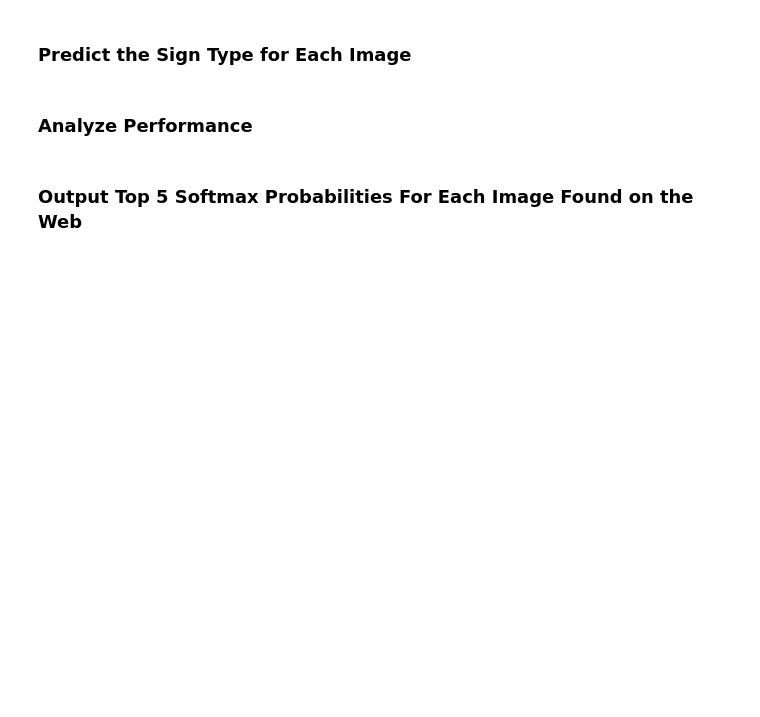
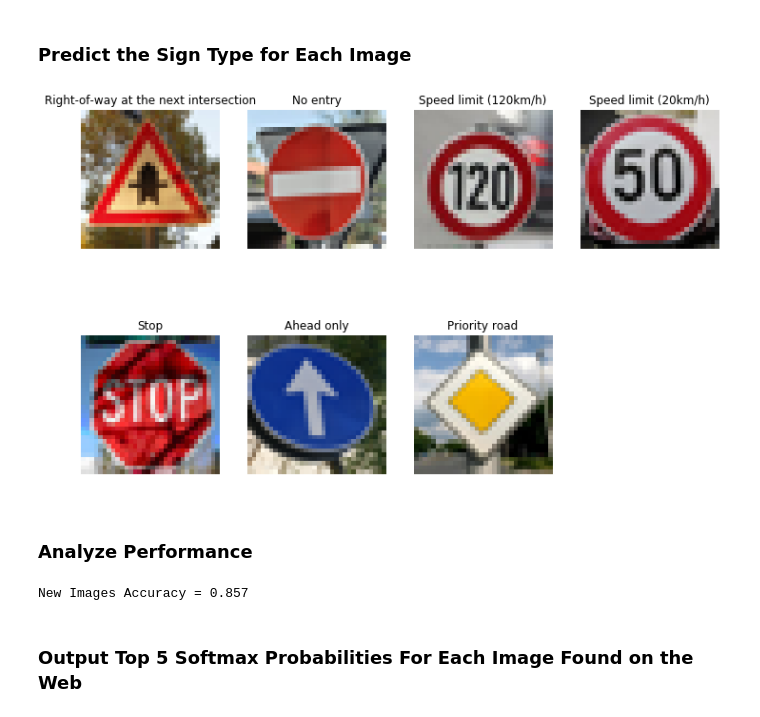
Before and after one commit to mfts/CarND-Traffic-Sign-Classifier-Project, a Jupyter notebook: Traffic_Sign_Classifier.ipynb, the cells around one changed output. Drawn from its saved outputs; the diff is of its cells as text; code cells hidden in the pictures; blank space fills up the shorter version.

```diff
--- a/Traffic_Sign_Classifier.ipynb
+++ b/Traffic_Sign_Classifier.ipynb
@@ -552,12 +532,41 @@ for image in glob.glob('./new_images/*.png'):
 # %%
 ### Run the predictions here and use the model to output the prediction for each image.
 ### Make sure to pre-process the images with the same pre-processing pipeline used earlier.
 ### Feel free to use as many code cells as needed.
+
+with tf.Session() as sess:
+    sess.run(tf.global_variables_initializer())
+    new_saver = tf.train.import_meta_graph('./lenet.meta')
+    new_saver.restore(sess, './lenet')
+
+    new_images_class = sess.run(tf.argmax(logits,1), feed_dict={x: new_images, keep_prob: 1.0})
+
+plt.figure(figsize=(12,8))
+for i in range(len(new_images)):
+    plt.subplot(2,4, i+1)
+    plt.imshow(cv2.cvtColor(my_images[i], cv2.COLOR_BGR2RGB))
+    plt.title(classes[new_images_class[i]])
+    plt.axis('off')
+plt.show()
+# %% [output]
+[figure, added]
 # %% [markdown]
 ### Analyze Performance
 # %%
 ### Calculate the accuracy for these 5 new images.
 ### For example, if the model predicted 1 out of 5 signs correctly, it's 20% accurate on these new images.
+
+# Actual labels
+new_labels = [11,17,8,2,14,35,12]
+
+with tf.Session() as sess:
+    sess.run(tf.global_variables_initializer())
+    new_saver = tf.train.import_meta_graph('./lenet.meta')
+    new_saver.restore(sess, './lenet')
+    new_accuracy = evaluate(new_images, new_labels)
+    print("New Images Accuracy = {:.3f}".format(new_accuracy))
+# %% [output]
+New Images Accuracy = 0.857
 # %% [markdown]
 ### Output Top 5 Softmax Probabilities For Each Image Found on the Web
 # %% [markdown]
```
Also changed, not shown: parts of 13 cells of this notebook.
